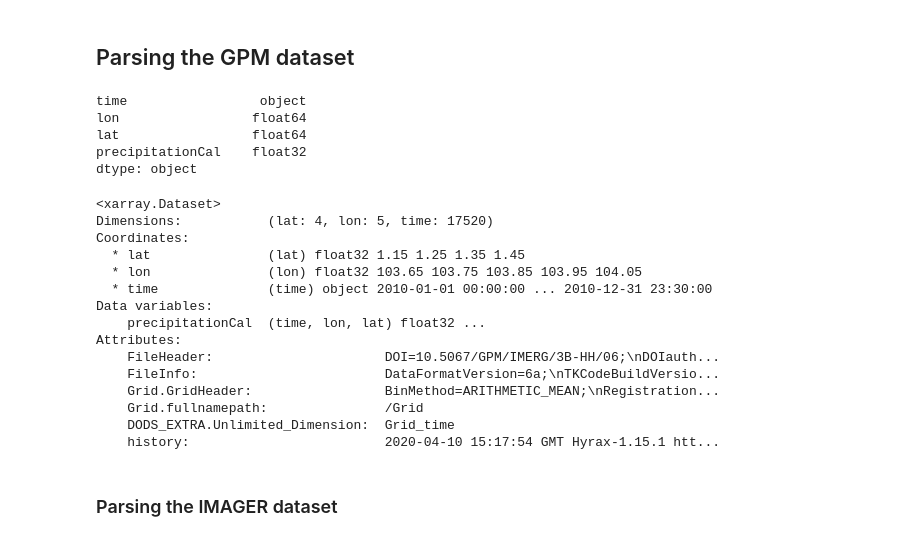
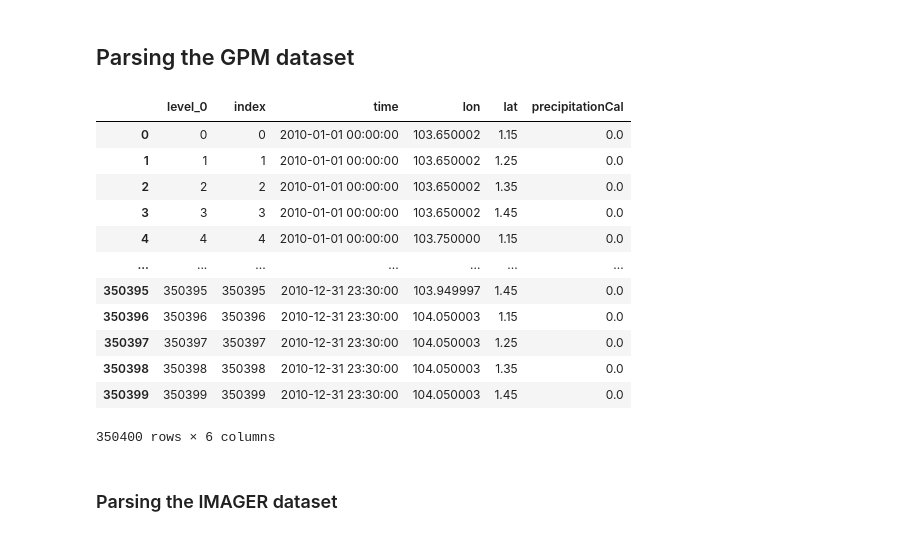
Before and after one commit to dsaharia/PRAT-Rainfall, a Jupyter notebook: imager-rainfall/Singapore.ipynb, the cells around one changed output. Saved outputs shown, nothing was run; the diff lists cells and outputs as text; code cells hidden in the pictures.

```diff
--- a/imager-rainfall/Singapore.ipynb
+++ b/imager-rainfall/Singapore.ipynb
@@ -84,34 +85,28 @@ chirps_df = chirps_dataset['precip'].sel(time=slice('2010-01-01T00:0','2010-01-3
 monsoon_chirps_df = chirps_dataset['precip'].sel(time=slice('2010-06-01T00:0','2010-09-30T00:0'), longitude=103.67499, latitude=1.324997).to_dataframe()
 # %% [markdown]
 ## Parsing the GPM dataset
+# %%
+index = gpm_dataset.indexes['time'].to_datetimeindex()
+gpm_dataset['time'] = index
 # %%
-gpm_df = gpm_dataset['precipitationCal'].sel(time=slice('2010-01-01', '2010-12-31')).to_dataframe()
+temp = gpm_dataset['precipitationCal'].sel(time=slice('2010-01-01', '2010-12-31'))
+gmp_df = temp.sel(lon=103.68, lat=1.30, method='nearest').to_dataframe()
 gpm_df.reset_index(inplace=True)
-gpm_df.dtypes
+gpm_df
 # %% [output]
+|  | level_0 | index | time | lon | lat | precipitationCal |
+| 0 | 0 | 0 | 2010-01-01 00:00:00 | 103.650002 | 1.15 | 0.0 |
+| 1 | 1 | 1 | 2010-01-01 00:00:00 | 103.650002 | 1.25 | 0.0 |
+| 2 | 2 | 2 | 2010-01-01 00:00:00 | 103.650002 | 1.35 | 0.0 |
+| 3 | 3 | 3 | 2010-01-01 00:00:00 | 103.650002 | 1.45 | 0.0 |
+| 4 | 4 | 4 | 2010-01-01 00:00:00 | 103.750000 | 1.15 | 0.0 |
+| ... | ... | ... | ... | ... | ... | ... |
+| 350395 | 350395 | 350395 | 2010-12-31 23:30:00 | 103.949997 | 1.45 | 0.0 |
+| 350396 | 350396 | 350396 | 2010-12-31 23:30:00 | 104.050003 | 1.15 | 0.0 |
+| 350397 | 350397 | 350397 | 2010-12-31 23:30:00 | 104.050003 | 1.25 | 0.0 |
+| 350398 | 350398 | 350398 | 2010-12-31 23:30:00 | 104.050003 | 1.35 | 0.0 |
+| 350399 | 350399 | 350399 | 2010-12-31 23:30:00 | 104.050003 | 1.45 | 0.0 |
-time                 object
-lon                 float64
-lat                 float64
-precipitationCal    float32
-dtype: object
+350400 rows × 6 columns
-# %%
-gpm_dataset
-# %% [output]
-<xarray.Dataset>
-Dimensions:           (lat: 4, lon: 5, time: 17520)
-Coordinates:
-  * lat               (lat) float32 1.15 1.25 1.35 1.45
-  * lon               (lon) float32 103.65 103.75 103.85 103.95 104.05
-  * time              (time) object 2010-01-01 00:00:00 ... 2010-12-31 23:30:00
-Data variables:
-    precipitationCal  (time, lon, lat) float32 ...
-Attributes:
-    FileHeader:                      DOI=10.5067/GPM/IMERG/3B-HH/06;\nDOIauth...
-    FileInfo:                        DataFormatVersion=6a;\nTKCodeBuildVersio...
-    Grid.GridHeader:                 BinMethod=ARITHMETIC_MEAN;\nRegistration...
-    Grid.fullnamepath:               /Grid
-    DODS_EXTRA.Unlimited_Dimension:  Grid_time
-    history:                         2020-04-10 15:17:54 GMT Hyrax-1.15.1 htt...
 # %% [markdown]
 ### Parsing the IMAGER dataset
 # %%
```
Also changed, not shown: parts of 5 cells of this notebook.
